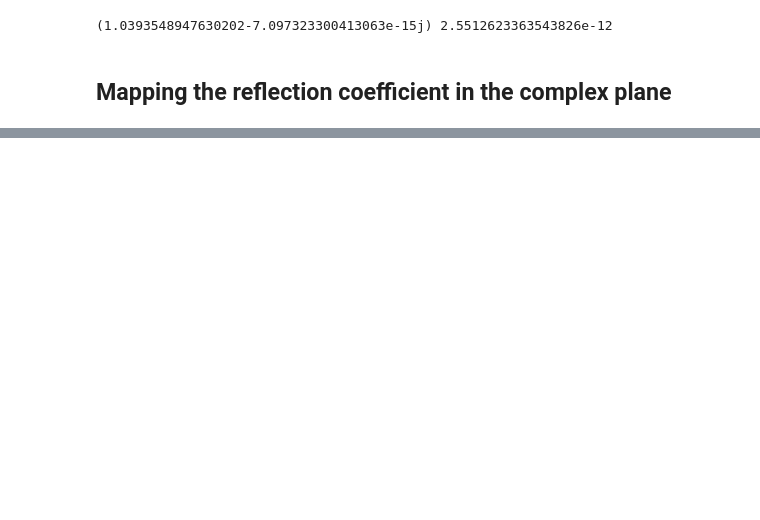
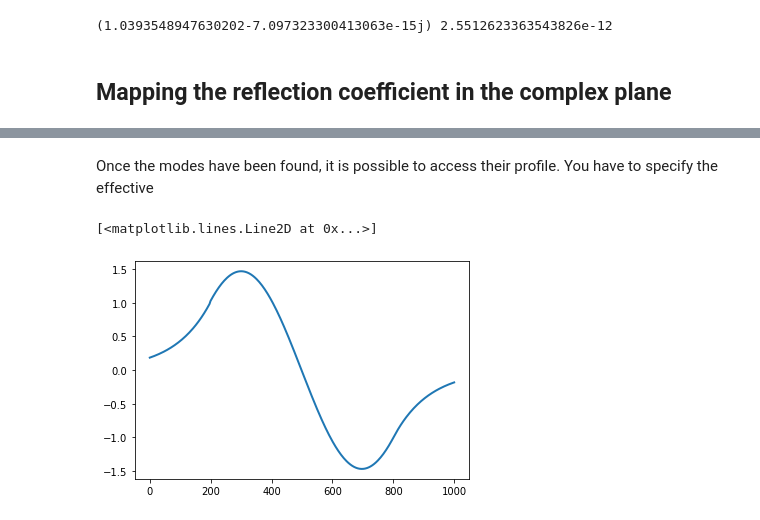
Before and after one commit to AnMoreau/PyMoosh, a Jupyter notebook: notebooks/Guided_modes.ipynb, the cells around one changed output, grey strips where cells are left out. Drawn from its saved outputs; the diff is of its cells as text; code cells hidden in the pictures; blank space fills up the shorter version.

```diff
--- a/notebooks/Guided_modes.ipynb
+++ b/notebooks/Guided_modes.ipynb
@@ -51,0 +66,10 @@ print(modes)
+# %% [markdown]
+Once the modes have been found, it is possible to access their profile. You have to specify the effective
+# %%
+    # Let first modify the thickness of the superstrat which is shown
+    structure.thickness[0]=200
+    x,prof = Profile(structure,modes[1],wavelength,0)
+    plt.plot(x,np.real(prof),linewidth = 2)
+# %% [output]
+[<matplotlib.lines.Line2D at 0x...>]
+[figure, added]
```
Also changed, not shown: parts of 10 cells of this notebook.
